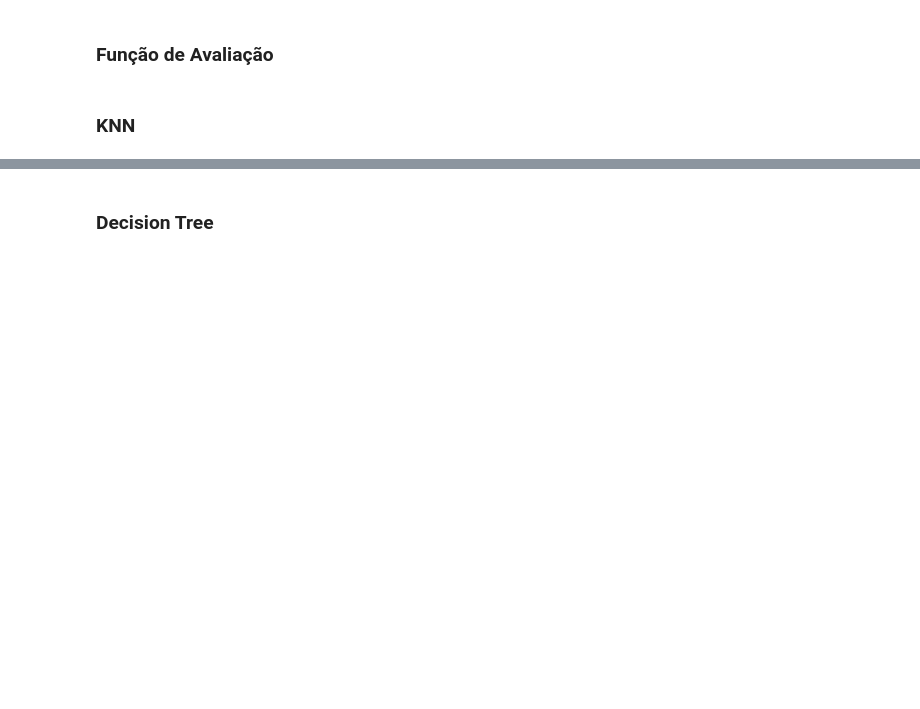
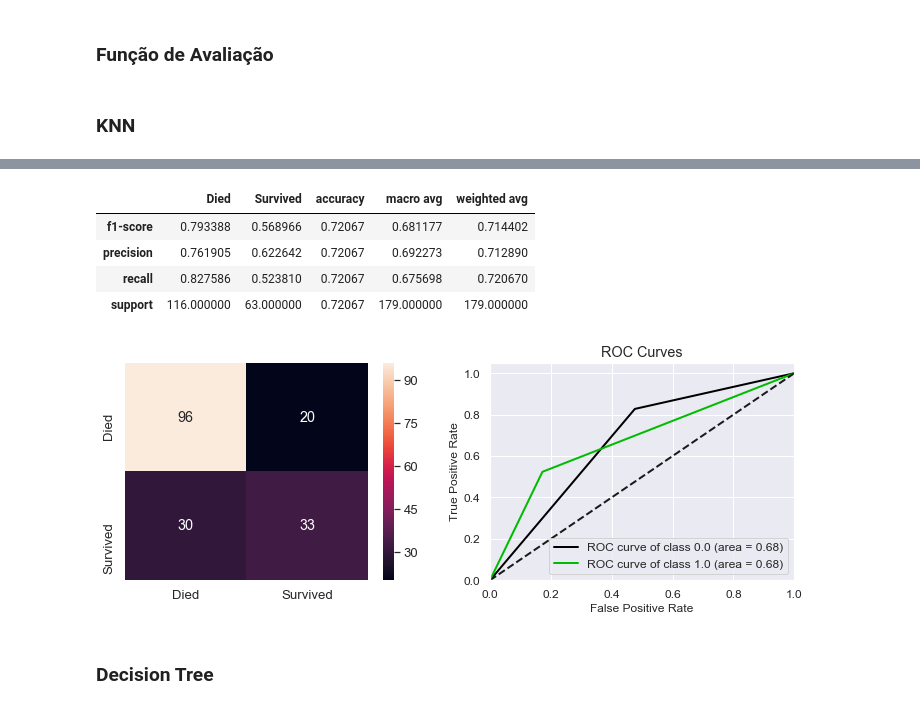
Before and after one commit to cordeirolibel/RPI, a Jupyter notebook: APS01/titanic_projeto01.ipynb, the cells around one changed output, grey strips where cells are left out. Saved outputs shown, nothing was run; the diff lists cells and outputs as text; code cells hidden in the pictures; blank space fills up the shorter version.

```diff
--- a/APS01/titanic_projeto01.ipynb
+++ b/APS01/titanic_projeto01.ipynb
@@ -523,3 +522,19 @@ plt.show()
+# %%
+#resultado para o melhor k
+df_resultado = avalia_resultado(y_test, preditor)
+df_resumo = df_resumo.append({"Modelo":"KNN",
+                              "Tabela":"Full",
+                              "Accuracy":results[0]['acc'],
+                              "F-measure":results[0]['precision'],
+                              "Preditor":results[0]['preditor']},ignore_index=True,)
+df_resultado
+# %% [output]
+|  | Died | Survived | accuracy | macro avg | weighted avg |
+| f1-score | 0.793388 | 0.568966 | 0.72067 | 0.681177 | 0.714402 |
+| precision | 0.761905 | 0.622642 | 0.72067 | 0.692273 | 0.712890 |
+| recall | 0.827586 | 0.523810 | 0.72067 | 0.675698 | 0.720670 |
+| support | 116.000000 | 63.000000 | 0.72067 | 179.000000 | 179.000000 |
+[figure, added]
 # %% [markdown]
 ### Decision Tree
 # %%
```
Also changed, not shown: parts of 9 cells of this notebook.
